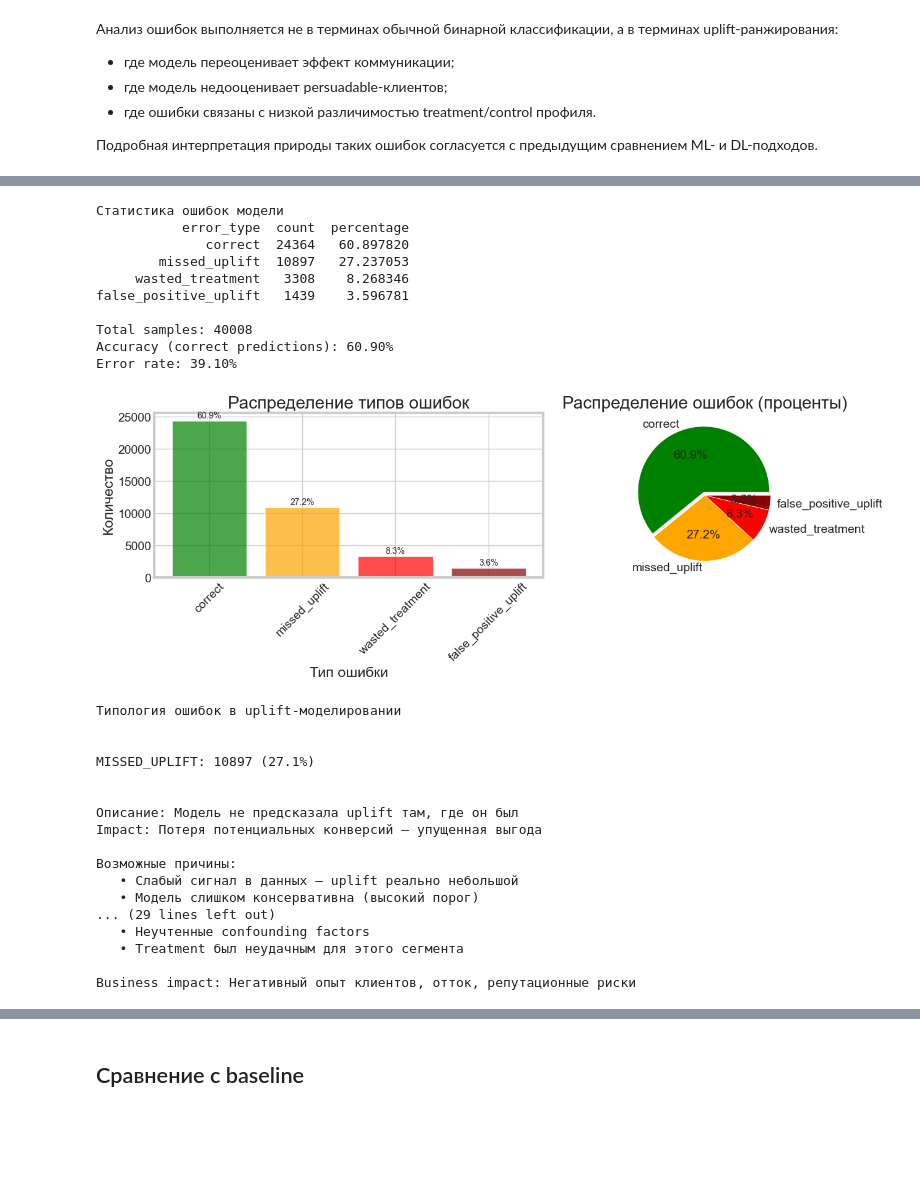
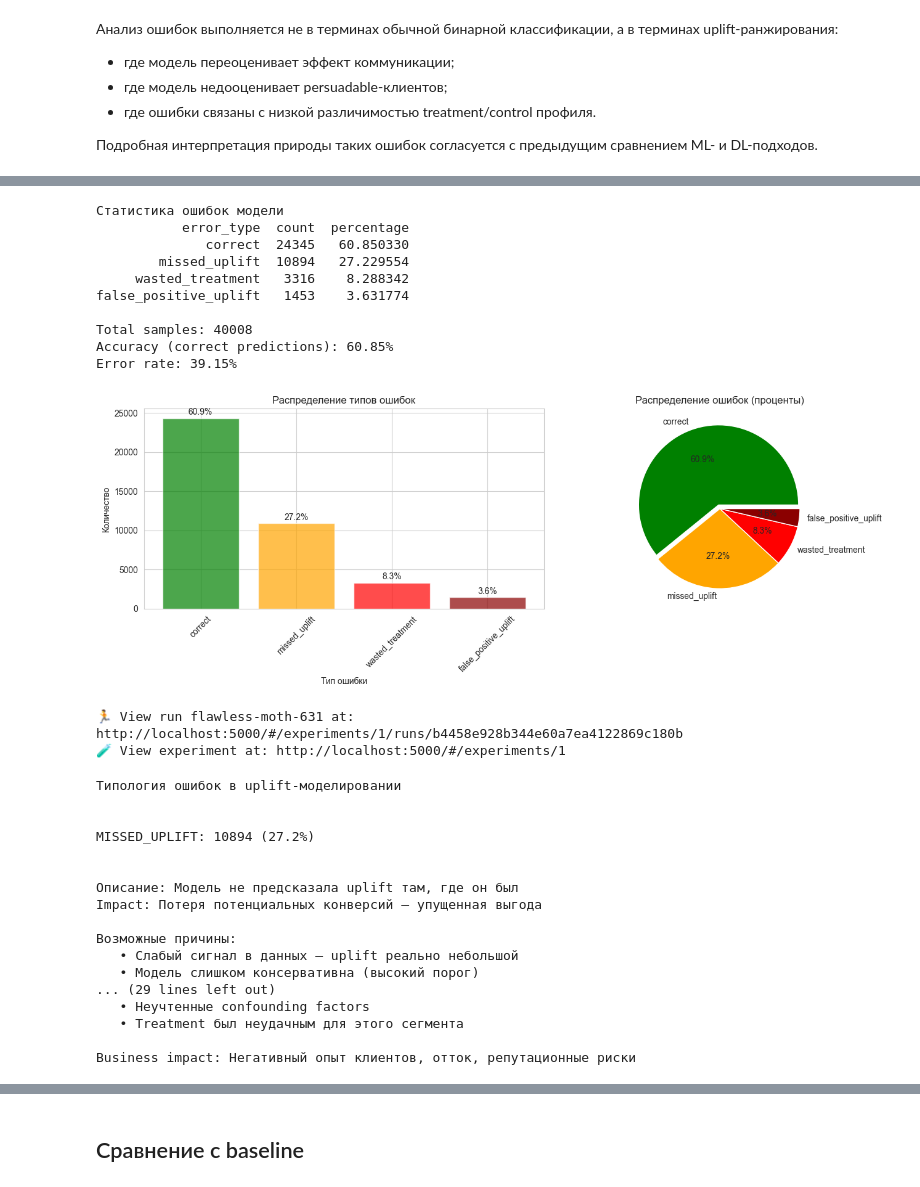
Before and after one commit to VShilovich/uplift-modeling-hse, a Jupyter notebook: mlflow/jupyter_notebooks/Experiments.ipynb, the cells around one changed output, grey strips where cells are left out. Cells and saved outputs as stored; diff of their text form; code cells hidden in the pictures; blank space fills up the shorter version.

```diff
--- a/mlflow/jupyter_notebooks/Experiments.ipynb
+++ b/mlflow/jupyter_notebooks/Experiments.ipynb
@@ -154,3 +172,12 @@ print(x_train_full.shape, x_test_holdout.shape)
+# %%
+current_num_cols_core = x_train_core.select_dtypes(include=['number']).columns.tolist()
+clusterizer_micro = UmapClusterTransformer(num_cols=current_num_cols_core, n_clusters=5)
+
+x_train_core_clust = clusterizer_micro.fit_transform(x_train_core)
+x_val_micro_clust = clusterizer_micro.transform(x_val_micro)
+
+cat_cols_core = x_train_core_clust.select_dtypes(include=['object', 'category']).columns.tolist()
+num_cols_core = x_train_core_clust.select_dtypes(include=['number']).columns.tolist()
 # %%
 current_num_cols = x_train_full.select_dtypes(include=['number']).columns.tolist()
 clusterizer_full = UmapClusterTransformer(num_cols=current_num_cols, n_clusters=5)
@@ -224,0 +363,8 @@ display(test_results_df)
+# %%
+client = MlflowClient()
+
+for model_name in ["model_tau_0", "model_tau_1", "model_propensity"]:
+    versions = client.search_model_versions(f"name='{model_name}'")
+    print(f"\n{model_name}")
+    for v in versions:
+        print(f"version={v.version}, current_stage={v.current_stage}, run_id={v.run_id}, tags={dict(v.tags)}")
@@ -480,9 +659,9 @@ Name: count, dtype: int64
 # %%
 error_stats = {
-    'correct': 24364,
-    'missed_uplift': 10897,
-    'wasted_treatment': 3308,
-    'false_positive_uplift': 1439
+    'correct': 24345,
+    'missed_uplift': 10894,
+    'wasted_treatment': 3316,
+    'false_positive_uplift': 1453
 }
 
 total = sum(error_stats.values())
@@ -500,44 +679,56 @@ print(f"Error rate: {(total - error_stats['correct'])/total*100:.2f}%")
 # %% [output]
 Статистика ошибок модели
            error_type  count  percentage
-              correct  24364   60.897820
-        missed_uplift  10897   27.237053
-     wasted_treatment   3308    8.268346
-false_positive_uplift   1439    3.596781
+              correct  24345   60.850330
+        missed_uplift  10894   27.229554
+     wasted_treatment   3316    8.288342
+false_positive_uplift   1453    3.631774
 
 Total samples: 40008
-Accuracy (correct predictions): 60.90%
-Error rate: 39.10%
+Accuracy (correct predictions): 60.85%
+Error rate: 39.15%
 # %%
 fig, axes = plt.subplots(1, 2, figsize=(14, 5))
 
 colors = ['green', 'orange', 'red', 'darkred']
 axes[0].bar(error_df['error_type'], error_df['count'], color=colors, alpha=0.7)
 axes[0].set_title('Распределение типов ошибок')
 axes[0].set_ylabel('Количество')
 axes[0].set_xlabel('Тип ошибки')
 axes[0].tick_params(axis='x', rotation=45)
 
 for i, (_, row) in enumerate(error_df.iterrows()):
     axes[0].text(i, row['count'] + 200, f"{row['percentage']:.1f}%",
                  ha='center', va='bottom', fontsize=10)
 
-axes[1].pie(error_df['count'], labels=error_df['error_type'], autopct='%1.1f%%',
-            colors=colors, explode=(0.05, 0, 0, 0))
+axes[1].pie(
+    error_df['count'],
+    labels=error_df['error_type'],
+    autopct='%1.1f%%',
+    colors=colors,
+    explode=(0.05, 0, 0, 0)
+)
 axes[1].set_title('Распределение ошибок (проценты)')
 
 plt.tight_layout()
 plt.show()
+
+with mlflow.start_run(run_id=run_id):
+    mlflow.log_figure(fig, "error_type_distribution.png")
+
+plt.close(fig)
 # %% [output]
-[figure, old version]
+[figure, new version]
+🏃 View run flawless-moth-631 at: http://localhost:5000/#/experiments/1/runs/b4458e928b344e60a7ea4122869c180b
+🧪 View experiment at: http://localhost:5000/#/experiments/1
 # %%
 print("Типология ошибок в uplift-моделировании")
 
 error_analysis = [
     {
         "type": "missed_uplift",
-        "count": 10897,
-        "pct": 27.1,
+        "count": 10894,
+        "pct": 27.229554,
         "description": "Модель не предсказала uplift там, где он был",
         "impact": "Потеря потенциальных конверсий — упущенная выгода",
         "causes": [
@@ -550,8 +741,8 @@ error_analysis = [
     },
     {
         "type": "wasted_treatment",
-        "count": 3308,
-        "pct": 8.2,
+        "count": 3316,
+        "pct": 8.288342,
         "description": "Модель предсказала uplift, но клиент не получил treatment",
         "impact": "Ресурсы потрачены на нецелевую аудиторию",
         "causes": [
@@ -563,8 +754,8 @@ error_analysis = [
     },
     {
         "type": "false_positive_uplift",
-        "count": 1439,
-        "pct": 3.6,
+        "count": 1453,
+        "pct": 3.631774,
         "description": "Модель предсказала высокий uplift, но отклика не было",
         "impact": "Прямые убытки от неэффективных коммуникаций",
         "causes": [
@@ -591,7 +782,7 @@ for err in error_analysis:
 Типология ошибок в uplift-моделировании
 
 
-MISSED_UPLIFT: 10897 (27.1%)
+MISSED_UPLIFT: 10894 (27.2%)
 
 
 Описание: Модель не предсказала uplift там, где он был
```
Also changed, not shown: parts of 32 cells of this notebook, 4 other files.
